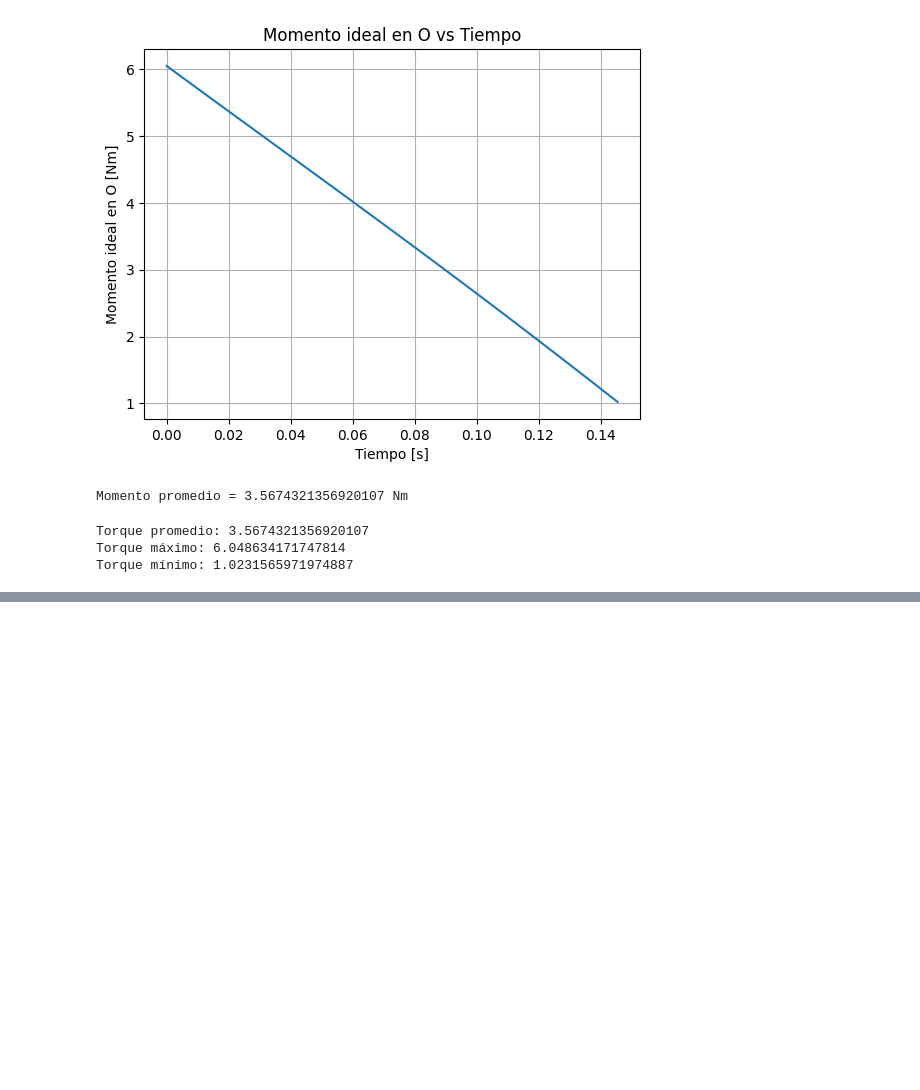
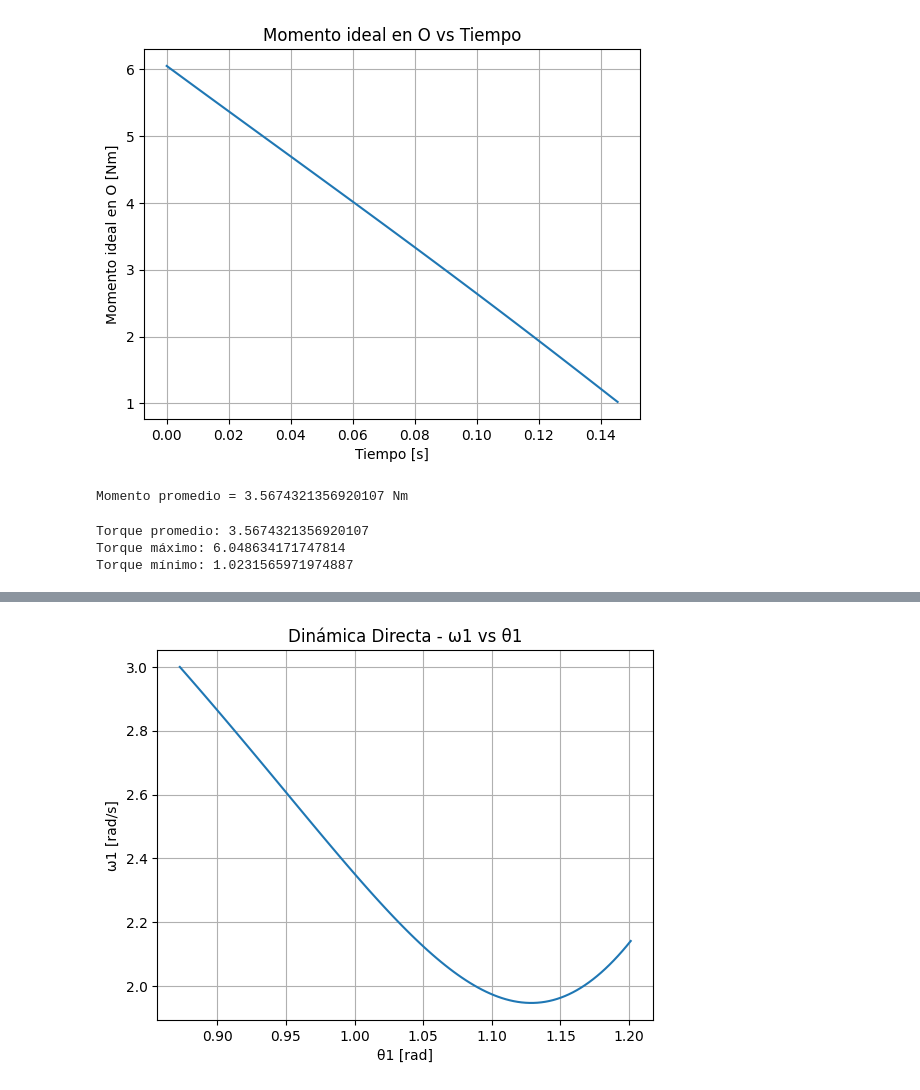
Before and after one commit to LuigiToby/IMEC2543, a Jupyter notebook: exp/LuisRodriguez_exp1_ID_FD.ipynb, the cells around one changed output, grey strips where cells are left out. Drawn from its saved outputs; the diff is of its cells as text; code cells hidden in the pictures; blank space fills up the shorter version.

```diff
--- a/exp/LuisRodriguez_exp1_ID_FD.ipynb
+++ b/exp/LuisRodriguez_exp1_ID_FD.ipynb
@@ -491,0 +513,21 @@ plt.show()
+# %%
+FF_fd, bf_fd = linear_eq_to_matrix(eqList, unknowns_fd)
+# %%
+FF_fd = FF_fd.subs(params)
+bf_fd = bf_fd.subs(params)
+# %%
+FF_fd_fun = lambdify(
+    [theta1, theta2, theta3, x,
+     dtheta1, dtheta2, dtheta3, dx,
+     Min, ddtheta2, ddtheta3, ddx],
+    FF_fd,
+    modules="numpy"
+)
+
+bf_fd_fun = lambdify(
+    [theta1, theta2, theta3, x,
+     dtheta1, dtheta2, dtheta3, dx,
+     Min, ddtheta2, ddtheta3, ddx],
+    bf_fd,
+    modules="numpy"
+)
@@ -491,0 +608,21 @@ plt.show()
+# %%
+from scipy.integrate import odeint
+
+y0 = [start_angle, 3.0]
+
+t_sim = np.linspace(0, tiempo, 100)
+
+sol_dir = odeint(dynamics, y0, t_sim)
+
+theta1_dir = sol_dir[:,0]
+omega1_dir = sol_dir[:,1]
+
+plt.figure()
+plt.plot(theta1_dir, omega1_dir)
+plt.xlabel("θ1 [rad]")
+plt.ylabel("ω1 [rad/s]")
+plt.title("Dinámica Directa - ω1 vs θ1")
+plt.grid()
+plt.show()
+# %% [output]
+[figure, added]
```
Also changed, not shown: parts of 9 cells of this notebook.
